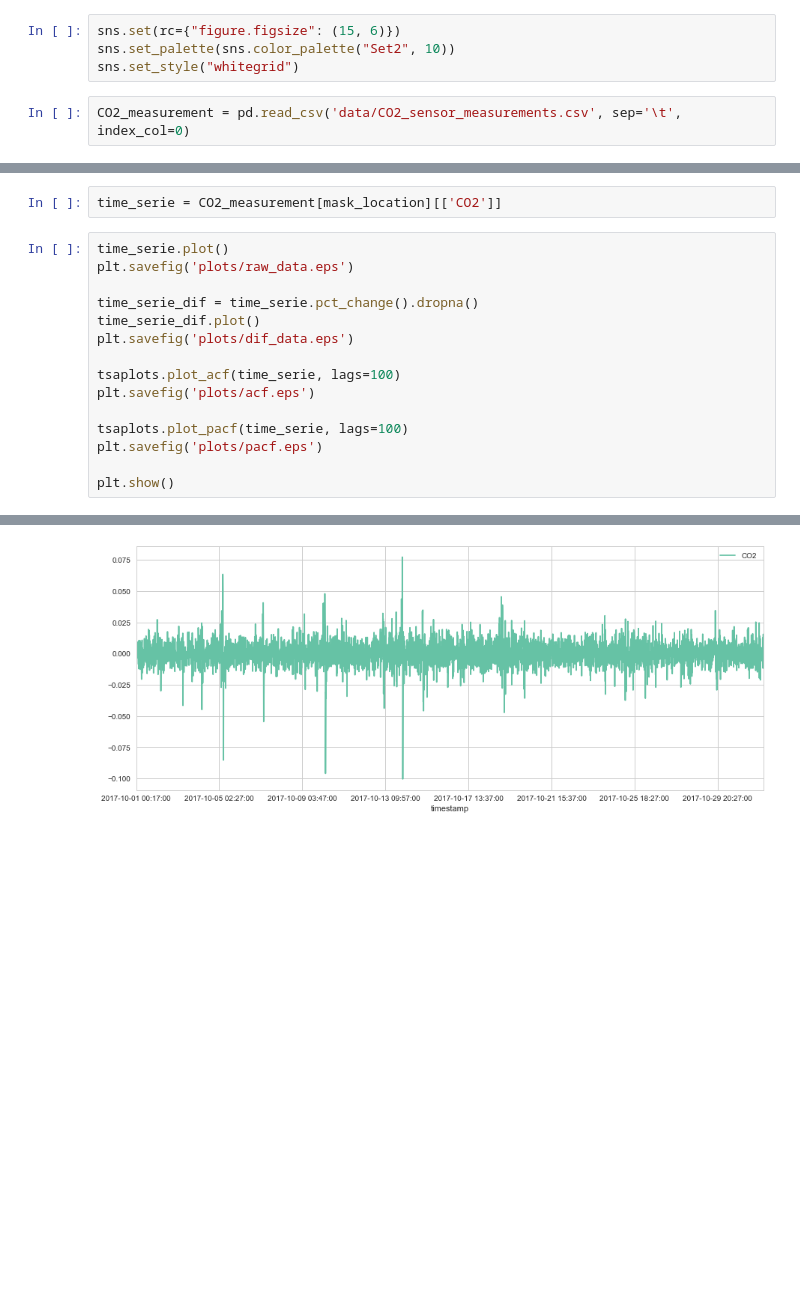
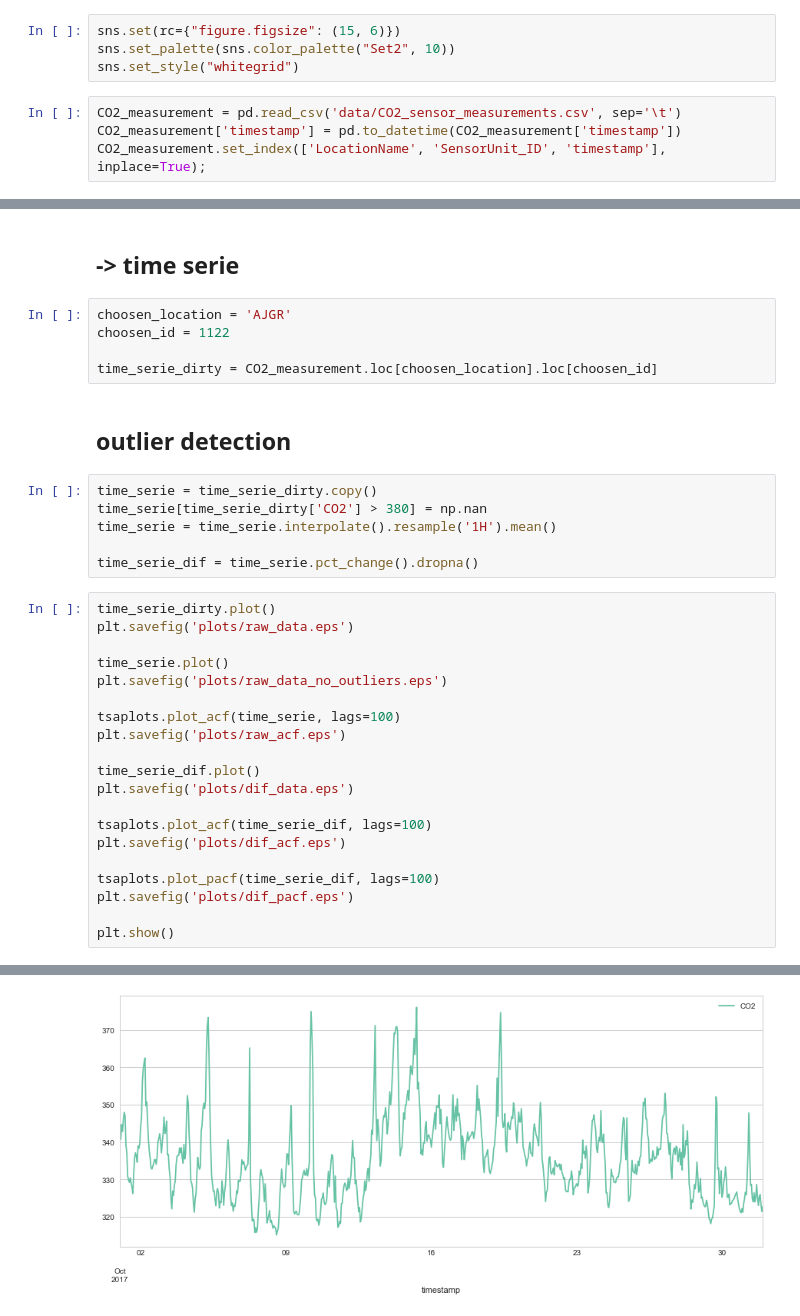
Before and after one commit to gregunz/TimeSeries2018, a Jupyter notebook: Exploration_Py.ipynb, the cells around one changed output, grey strips where cells are left out. Cells and saved outputs as stored; diff of their text form; blank space fills up the shorter version.

```diff
--- a/Exploration_Py.ipynb
+++ b/Exploration_Py.ipynb
@@ -12,4 +16,6 @@ sns.set(rc={"figure.figsize": (15, 6)})
 sns.set_palette(sns.color_palette("Set2", 10))
 sns.set_style("whitegrid")
 # %%
-CO2_measurement = pd.read_csv('data/CO2_sensor_measurements.csv', sep='\t', index_col=0)
+CO2_measurement = pd.read_csv('data/CO2_sensor_measurements.csv', sep='\t')
+CO2_measurement['timestamp'] = pd.to_datetime(CO2_measurement['timestamp'])
+CO2_measurement.set_index(['LocationName', 'SensorUnit_ID', 'timestamp'], inplace=True);
@@ -20,18 +22,36 @@ mask_location = CO2_measurement['LocationName'] == choosen_location
-# %%
-time_serie = CO2_measurement[mask_location][['CO2']]
+# %% [markdown]
+## -> time serie
+# %%
+choosen_location = 'AJGR'
+choosen_id = 1122
+
+time_serie_dirty = CO2_measurement.loc[choosen_location].loc[choosen_id]
+# %% [markdown]
+## outlier detection
+# %%
+time_serie = time_serie_dirty.copy()
+time_serie[time_serie_dirty['CO2'] > 380] = np.nan
+time_serie = time_serie.interpolate().resample('1H').mean()
+
+time_serie_dif = time_serie.pct_change().dropna()
 # %%
-time_serie.plot()
+time_serie_dirty.plot()
 plt.savefig('plots/raw_data.eps')
 
-time_serie_dif = time_serie.pct_change().dropna()
+time_serie.plot()
+plt.savefig('plots/raw_data_no_outliers.eps')
+
+tsaplots.plot_acf(time_serie, lags=100)
+plt.savefig('plots/raw_acf.eps')
+
 time_serie_dif.plot()
 plt.savefig('plots/dif_data.eps')
 
-tsaplots.plot_acf(time_serie, lags=100)
-plt.savefig('plots/acf.eps')
+tsaplots.plot_acf(time_serie_dif, lags=100)
+plt.savefig('plots/dif_acf.eps')
 
-tsaplots.plot_pacf(time_serie, lags=100)
-plt.savefig('plots/pacf.eps')
+tsaplots.plot_pacf(time_serie_dif, lags=100)
+plt.savefig('plots/dif_pacf.eps')
 
 plt.show()
 # %% [output]
@@ -39 +59 @@ plt.show()
-[figure, old version]
+[figure, new version]
```
Also changed, not shown: parts of 5 cells of this notebook, 7 other files.
